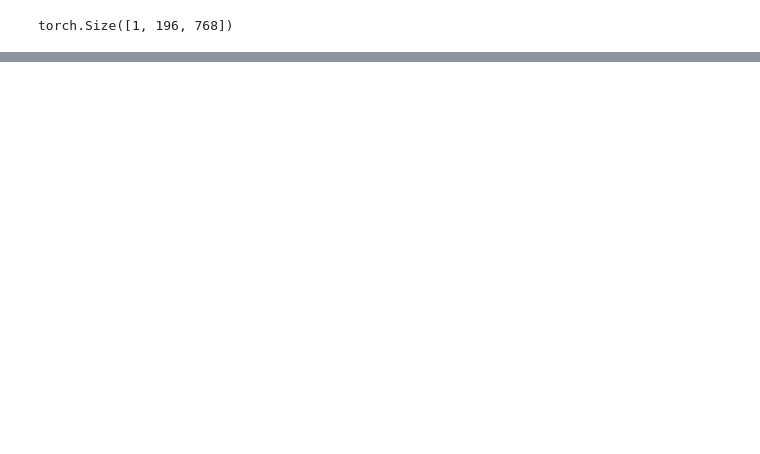
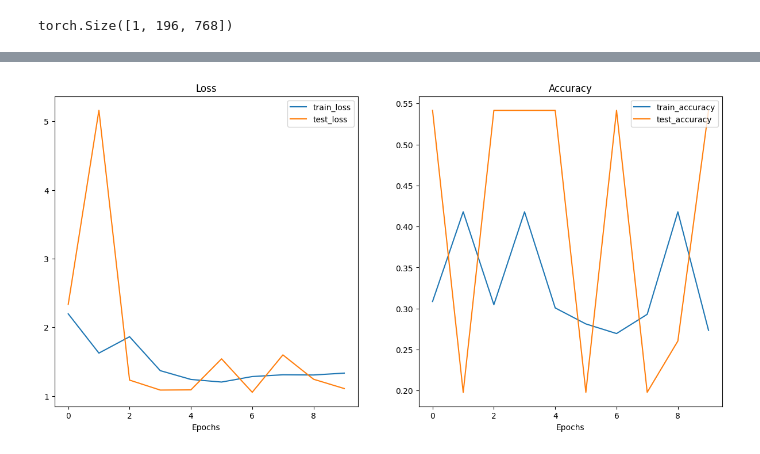
Before and after one commit to Rohan-Rajesh/ViT_replication, a Jupyter notebook: ViT_replication.ipynb, the cells around one changed output, grey strips where cells are left out. Cells and saved outputs as stored; diff of their text form; code cells hidden in the pictures; blank space fills up the shorter version.

Commit message:
full modular architecture with training loop

```diff
--- a/ViT_replication.ipynb
+++ b/ViT_replication.ipynb
@@ -332,15 +175,14 @@ class ViT(nn.Module):
     assert img_size % patch_size == 0, f"Image size must be divisible by patch size, image size: {img_size}, patch size: {patch_size}."
 
     # splitting the image into patches
-    self.num_patches = (img_size * img_size) / (patch_size * patch_size)
-    self.cls_token = nn.Parameter(torch.randn(1, 1, embedding_dim), requires_grad=True)
-    self.positional_embedding = nn.Parameter(torch.randn((num_patches + 1, embedding_dim)))
+    self.num_patches = (img_size * img_size) // (patch_size * patch_size)
+    self.cls_token = nn.Parameter(torch.randn((1, 1, embedding_dim)))
+    self.positional_embedding = nn.Parameter(torch.randn((self.num_patches + 1, embedding_dim)))
 
     self.embedding_dropout = nn.Dropout(p=embedding_dropout_rate)
 
     self.patch_embedding = PatchEmbedding(in_channels=in_channels,
                                           out_channels=embedding_dim,
-                                          patch_size=patch_size,
                                           kernel_size=patch_size,
                                           stride=patch_size)
 
@@ -360,13 +202,23 @@ class ViT(nn.Module):
   def forward(self, x):
     batch_size = x.shape[0]
 
-    class_token = self.class_embedding.expand(batch_size, -1, -1)
+    class_token = self.cls_token.expand(batch_size, -1, -1)
     x = self.patch_embedding(x)
     x = torch.cat((class_token, x), dim=1)
     x = x + self.positional_embedding
-    x = self.embedding_dropout()
+    x = self.embedding_dropout(x)
 
     x = self.transformer_encoder(x)
     x = self.mlp_head(x[:, 0])
 
     return x
+# %%
+# summary of entire ViT module
+vit = ViT()
+summary(model=vit,
+        input_size=(32, 3, 224, 224), # (batch_size, color_channels, height, width)
+        # col_names=["input_size"], # uncomment for smaller output
+        col_names=["input_size", "output_size", "num_params", "trainable"],
+        col_width=20,
+        row_settings=["var_names"]
+)
@@ -372,0 +243,18 @@ class ViT(nn.Module):
+# %%
+# training loop
+from going_modular.going_modular import engine
+
+optimizer = torch.optim.Adam(params=vit.parameters(),
+                             lr=3e-3,
+                             betas=(0.9, 0.999),
+                             weight_decay=0.3)
+
+loss_fn = torch.nn.CrossEntropyLoss()
+
+results = engine.train(model=vit,
+                       train_dataloader=train_dataloader,
+                       test_dataloader=test_dataloader,
+                       optimizer=optimizer,
+                       loss_fn=loss_fn,
+                       epochs=10,
+                       device=device)
@@ -372,0 +272,6 @@ class ViT(nn.Module):
+# %%
+from helper_functions import plot_loss_curves
+
+plot_loss_curves(results)
+# %% [output]
+[figure, added]
```
Also changed, not shown: parts of 15 cells of this notebook.
